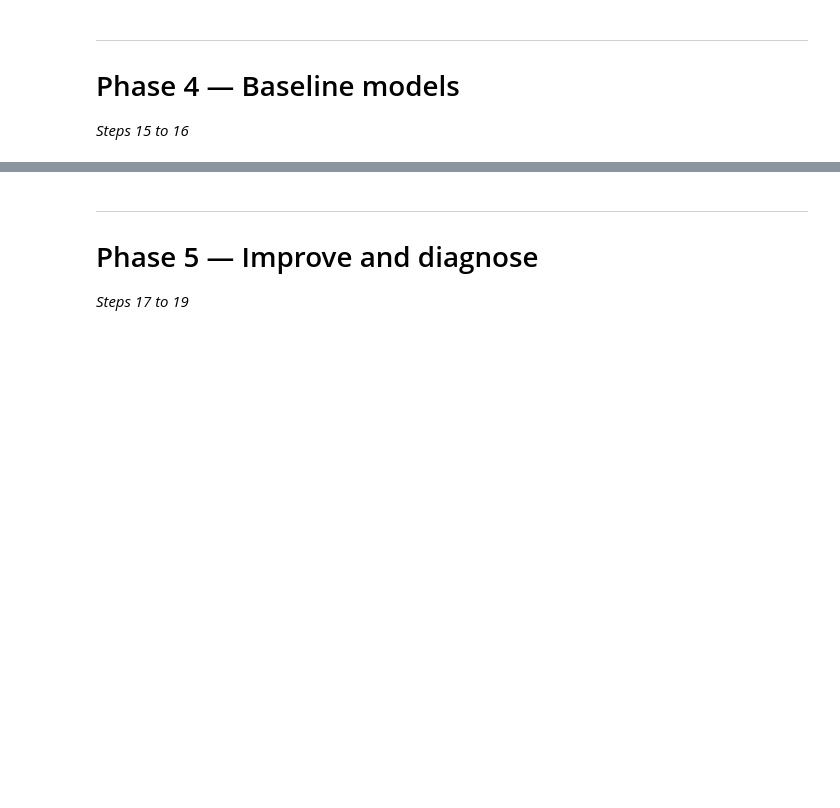
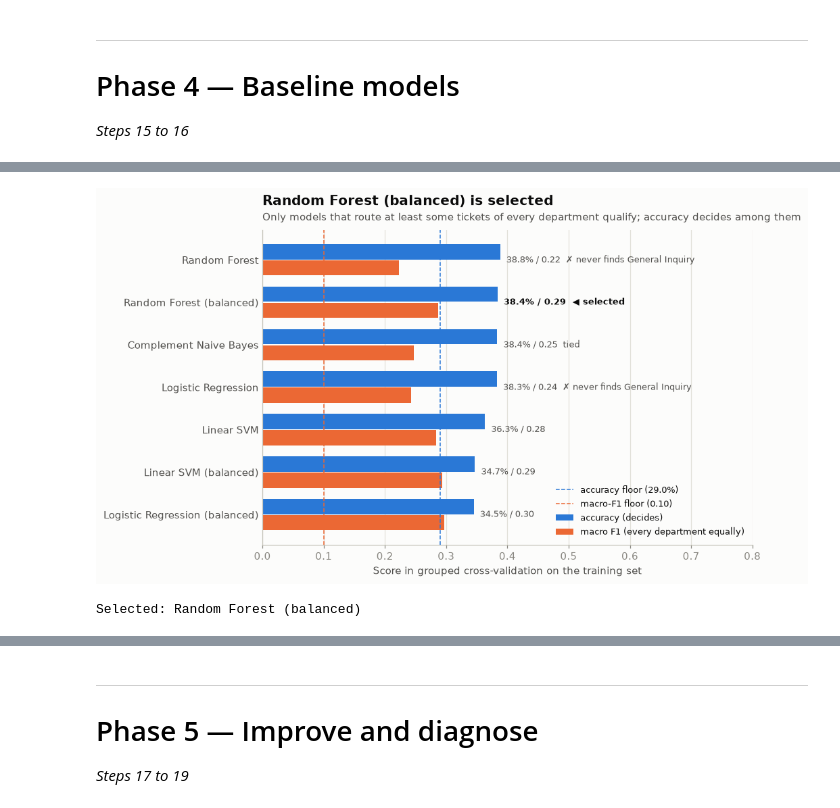
Before and after one commit to karthikiyer365/Live, a Jupyter notebook: topic-classification/department_classifier_pipeline.ipynb, the cells around one changed output, grey strips where cells are left out. Cells and saved outputs as stored; diff of their text form; code cells hidden in the pictures; blank space fills up the shorter version.

```diff
--- a/topic-classification/department_classifier_pipeline.ipynb
+++ b/topic-classification/department_classifier_pipeline.ipynb
@@ -1231,2 +1304,53 @@ Only the grouped number is ever reported as *the* result.
 # %%
-# Step 16 — grouped bar chart of accuracy vs macro F1, mark the dummy floor, select best
+# Step 16 — accuracy vs macro F1 per model (cross-validation), floors marked, selection rule applied
+TIE_TOLERANCE = 0.01
+CV_FLOOR_ACCURACY = cv_results.loc["Dummy — always biggest", "accuracy"]
+CV_FLOOR_MACRO_F1 = cv_results.loc["Dummy — random by size", "macro F1"]
+models_only = cv_results[~cv_results.index.str.startswith("Dummy")]
+qualifying = models_only[models_only["passes guardrail"]]
+
+tied = pd.DataFrame()
+if qualifying.empty:
+    BEST_BASELINE = None
+    print("No model passes the guardrail: every model has at least one department it never routes correctly.")
+else:
+    tied = qualifying[qualifying["accuracy"] >= qualifying["accuracy"].max() - TIE_TOLERANCE].copy()
+    tied["gives probabilities"] = [hasattr(candidates[n], "predict_proba") for n in tied.index]
+    BEST_BASELINE = tied.sort_values(["macro F1", "gives probabilities"], ascending=False).index[0]
+
+plot_df = models_only.sort_values("accuracy")
+fig, ax = plt.subplots(figsize=(8.5, 5.5))
+y = np.arange(len(plot_df))
+ax.barh(y + 0.19, plot_df["accuracy"], height=0.36, color=CAT[0], label="accuracy (decides)")
+ax.barh(y - 0.19, plot_df["macro F1"], height=0.36, color=CAT[1], label="macro F1 (every department equally)")
+ax.axvline(CV_FLOOR_ACCURACY, color=CAT[0], linestyle="--", linewidth=1, label=f"accuracy floor ({CV_FLOOR_ACCURACY:.1%})")
+ax.axvline(CV_FLOOR_MACRO_F1, color=CAT[1], linestyle="--", linewidth=1, label=f"macro-F1 floor ({CV_FLOOR_MACRO_F1:.2f})")
+for yi, (name, r) in zip(y, plot_df.iterrows()):
+    if name == BEST_BASELINE:
+        note = "  ◀ selected"
+    elif not r["passes guardrail"]:
+        note = f"  ✗ never finds {r['weakest department']}"
+    elif name in tied.index:
+        note = "  tied"
+    else:
+        note = ""
+    ax.text(max(r["accuracy"], r["macro F1"]) + 0.01, yi, f"{r['accuracy']:.1%} / {r['macro F1']:.2f}{note}", va="center",
+            fontsize=8.5, color=INK if name == BEST_BASELINE else INK_2, fontweight="bold" if name == BEST_BASELINE else "normal")
+
+ax.set_yticks(y, plot_df.index)
+ax.set_xlim(0, 0.8)
+ax.grid(axis="y", visible=False)
+ax.tick_params(axis="y", length=0)
+ax.set_xlabel("Score in grouped cross-validation on the training set")
+title = f"{BEST_BASELINE} is selected" if BEST_BASELINE else "No model passes the guardrail"
+ax.set_title(title, pad=24)
+ax.text(0, 1.03, "Only models that route at least some tickets of every department qualify; accuracy decides among them",
+        transform=ax.transAxes, fontsize=9.5, color=INK_2)
+ax.legend(loc="lower right", fontsize=8.5)
+plt.show()
+
+print(f"Selected: {BEST_BASELINE}")
+tied.round(3) if not tied.empty else qualifying
+# %% [output]
+[figure, added]
+Selected: Random Forest (balanced)
```
Also changed, not shown: parts of 18 cells of this notebook.
